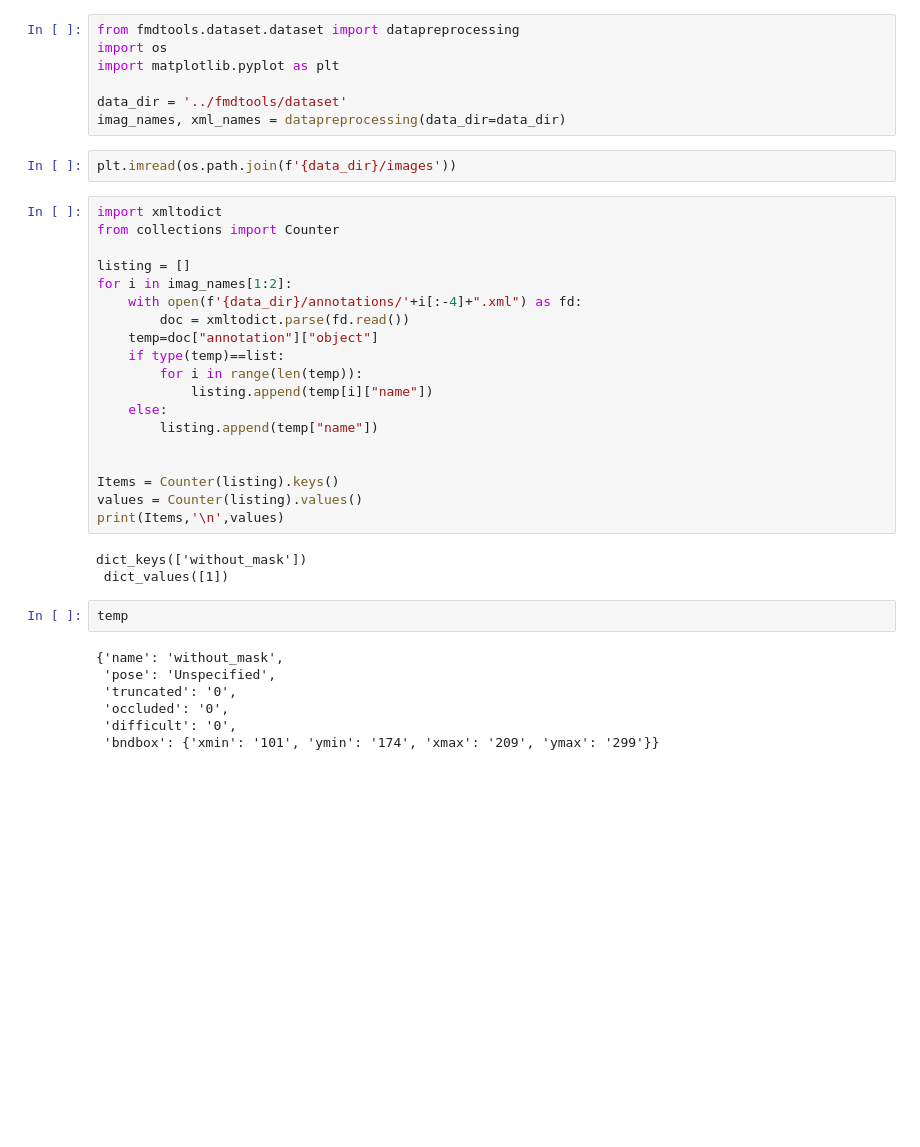
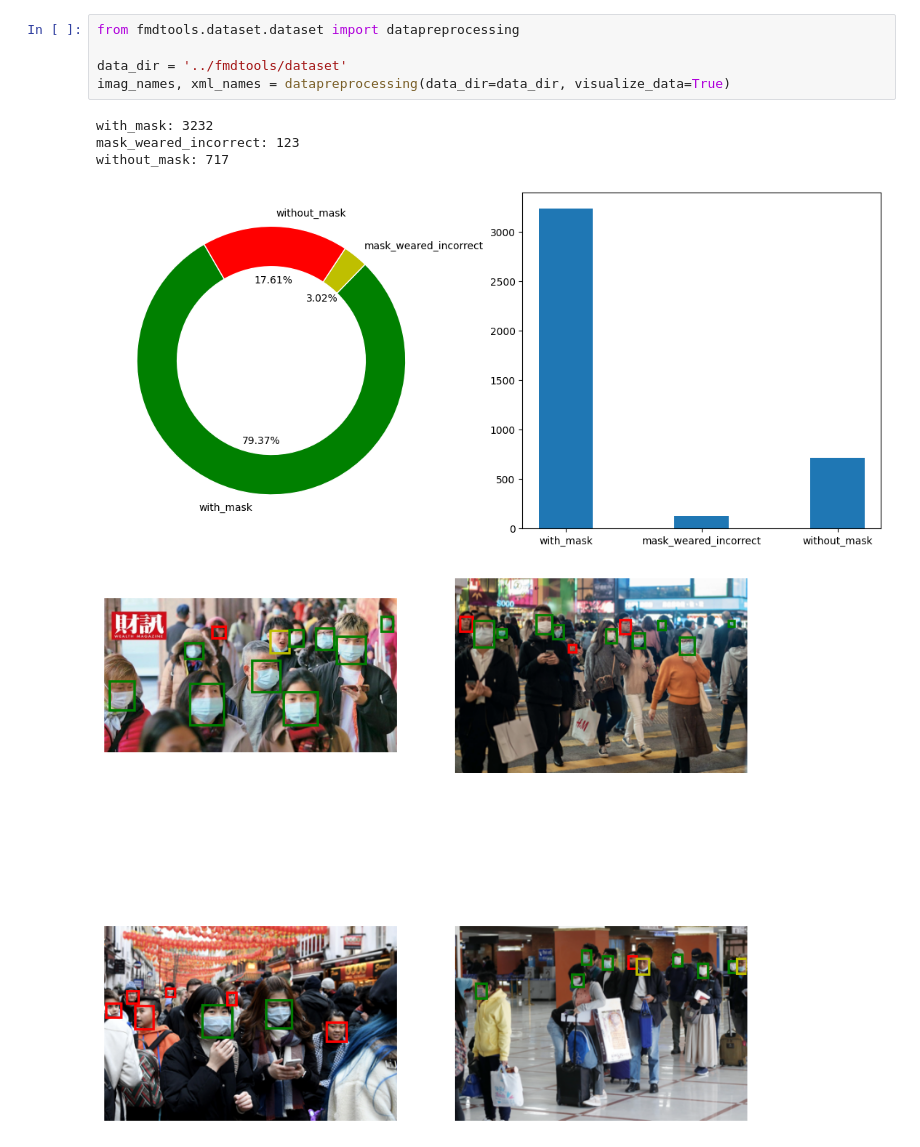
Before and after one commit to fakhar-github/face-mask-detection, a Jupyter notebook: notebooks/face-mask-detection.ipynb, the cells around one changed output. Saved outputs shown, nothing was run; the diff lists cells and outputs as text; blank space fills up the shorter version.

Commit message:
added data visualization and analysis functioins

```diff
--- a/notebooks/face-mask-detection.ipynb
+++ b/notebooks/face-mask-detection.ipynb
@@ -1,40 +1,11 @@
 # %%
 from fmdtools.dataset.dataset import datapreprocessing
-import os
-import matplotlib.pyplot as plt
 
 data_dir = '../fmdtools/dataset'
-imag_names, xml_names = datapreprocessing(data_dir=data_dir)
+imag_names, xml_names = datapreprocessing(data_dir=data_dir, visualize_data=True)
+# %% [output]
+with_mask: 3232
+mask_weared_incorrect: 123
+without_mask: 717
+[figure, added]
+[figure, added]
-# %%
-plt.imread(os.path.join(f'{data_dir}/images'))
-# %%
-import xmltodict
-from collections import Counter
-
-listing = []
-for i in imag_names[1:2]:
-    with open(f'{data_dir}/annotations/'+i[:-4]+".xml") as fd:
-        doc = xmltodict.parse(fd.read())
-    temp=doc["annotation"]["object"]
-    if type(temp)==list:
-        for i in range(len(temp)):
-            listing.append(temp[i]["name"])
-    else:
-        listing.append(temp["name"])
-
-
-Items = Counter(listing).keys()
-values = Counter(listing).values()
-print(Items,'\n',values)
-# %% [output]
-dict_keys(['without_mask'])
- dict_values([1])
-# %%
-temp
-# %% [output]
-{'name': 'without_mask',
- 'pose': 'Unspecified',
- 'truncated': '0',
- 'occluded': '0',
- 'difficult': '0',
- 'bndbox': {'xmin': '101', 'ymin': '174', 'xmax': '209', 'ymax': '299'}}
```
Also changed, not shown: 1 other file.
